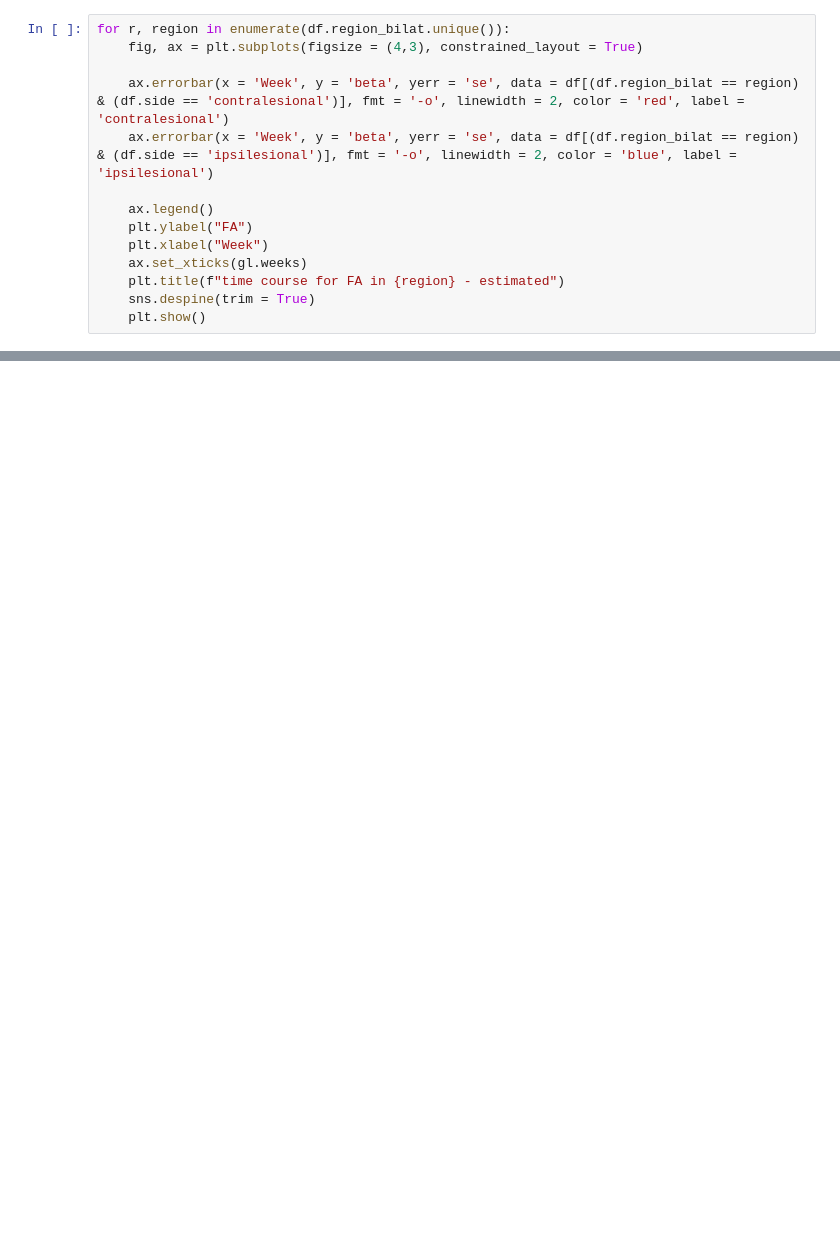
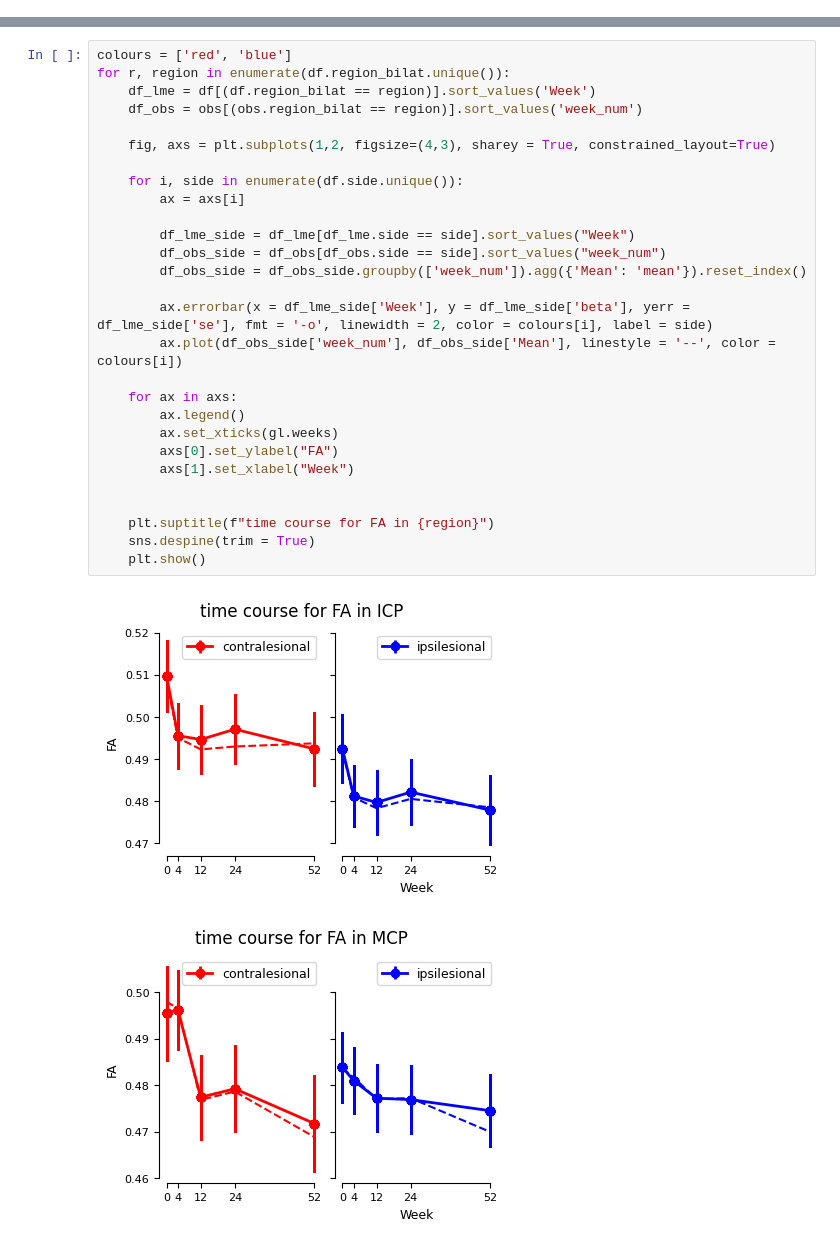
Before and after one commit to medhakp/smarts_cerebellum, a Jupyter notebook: notebooks/lme_DTI.ipynb, the cells around one changed output, grey strips where cells are left out. Drawn from its saved outputs; the diff is of its cells as text; blank space fills up the shorter version.

Commit message:
add obs values to lme plots

```diff
--- a/notebooks/lme_DTI.ipynb
+++ b/notebooks/lme_DTI.ipynb
@@ -22,14 +36,0 @@ df=df.sort_values('Week')
-# %%
-for r, region in enumerate(df.region_bilat.unique()):
-    fig, ax = plt.subplots(figsize = (4,3), constrained_layout = True)
-
-    ax.errorbar(x = 'Week', y = 'beta', yerr = 'se', data = df[(df.region_bilat == region) & (df.side == 'contralesional')], fmt = '-o', linewidth = 2, color = 'red', label = 'contralesional')
-    ax.errorbar(x = 'Week', y = 'beta', yerr = 'se', data = df[(df.region_bilat == region) & (df.side == 'ipsilesional')], fmt = '-o', linewidth = 2, color = 'blue', label = 'ipsilesional')
-
-    ax.legend()
-    plt.ylabel("FA")
-    plt.xlabel("Week")
-    ax.set_xticks(gl.weeks)
-    plt.title(f"time course for FA in {region} - estimated")
-    sns.despine(trim = True)
-    plt.show()
@@ -40,0 +37,31 @@ for r, region in enumerate(df.region_bilat.unique()):
+# %%
+colours = ['red', 'blue']
+for r, region in enumerate(df.region_bilat.unique()):
+    df_lme = df[(df.region_bilat == region)].sort_values('Week')
+    df_obs = obs[(obs.region_bilat == region)].sort_values('week_num')
+
+    fig, axs = plt.subplots(1,2, figsize=(4,3), sharey = True, constrained_layout=True)
+
+    for i, side in enumerate(df.side.unique()):
+        ax = axs[i]
+
+        df_lme_side = df_lme[df_lme.side == side].sort_values("Week")
+        df_obs_side = df_obs[df_obs.side == side].sort_values("week_num")
+        df_obs_side = df_obs_side.groupby(['week_num']).agg({'Mean': 'mean'}).reset_index()
+
+        ax.errorbar(x = df_lme_side['Week'], y = df_lme_side['beta'], yerr = df_lme_side['se'], fmt = '-o', linewidth = 2, color = colours[i], label = side)
+        ax.plot(df_obs_side['week_num'], df_obs_side['Mean'], linestyle = '--', color = colours[i])
+
+    for ax in axs:
+        ax.legend()
+        ax.set_xticks(gl.weeks)
+        axs[0].set_ylabel("FA")
+        axs[1].set_xlabel("Week")
+
+
+    plt.suptitle(f"time course for FA in {region}")
+    sns.despine(trim = True)
+    plt.show()
+# %% [output]
+[figure, added]
+[figure, added]
```
Also changed, not shown: parts of 3 cells of this notebook.
